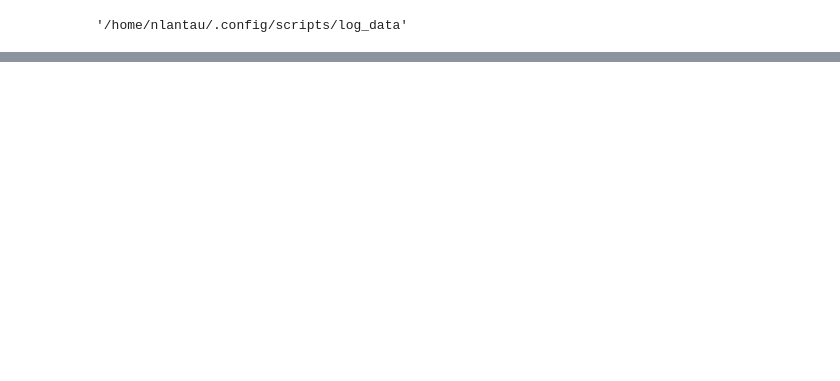
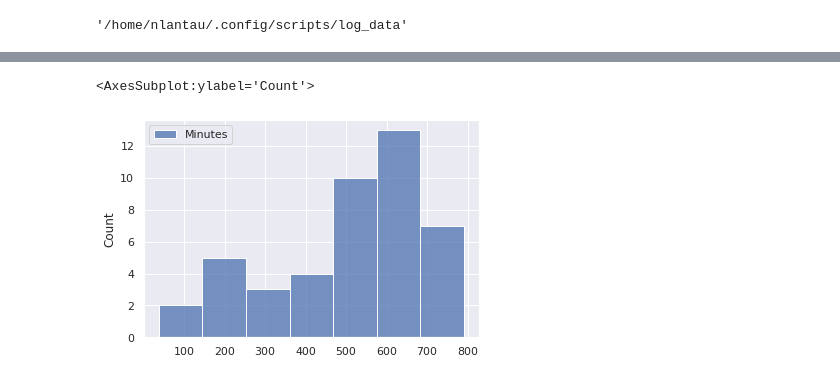
Before and after one commit to nlantau/dotfiles_arch, a Jupyter notebook: .config/scripts/log_graph_pd.ipynb, the cells around one changed output, grey strips where cells are left out. Drawn from its saved outputs; the diff is of its cells as text; code cells hidden in the pictures; blank space fills up the shorter version.

```diff
--- a/.config/scripts/log_graph_pd.ipynb
+++ b/.config/scripts/log_graph_pd.ipynb
@@ -52,0 +76,5 @@ dates
+# %%
+sns.histplot(data=rd)
+# %% [output]
+<AxesSubplot:ylabel='Count'>
+[figure, added]
```
Also changed, not shown: parts of 9 cells of this notebook, 1 other file.
